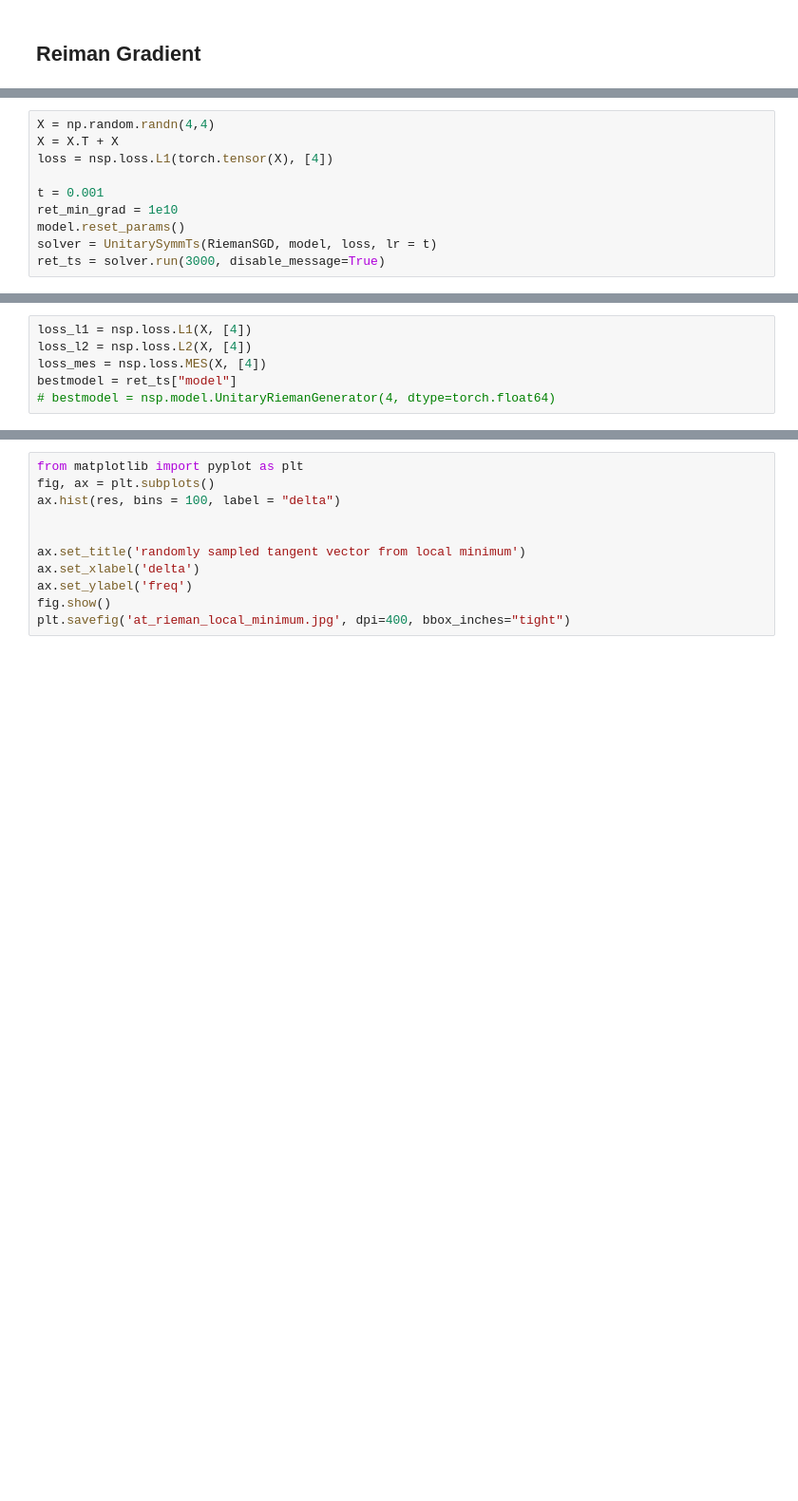
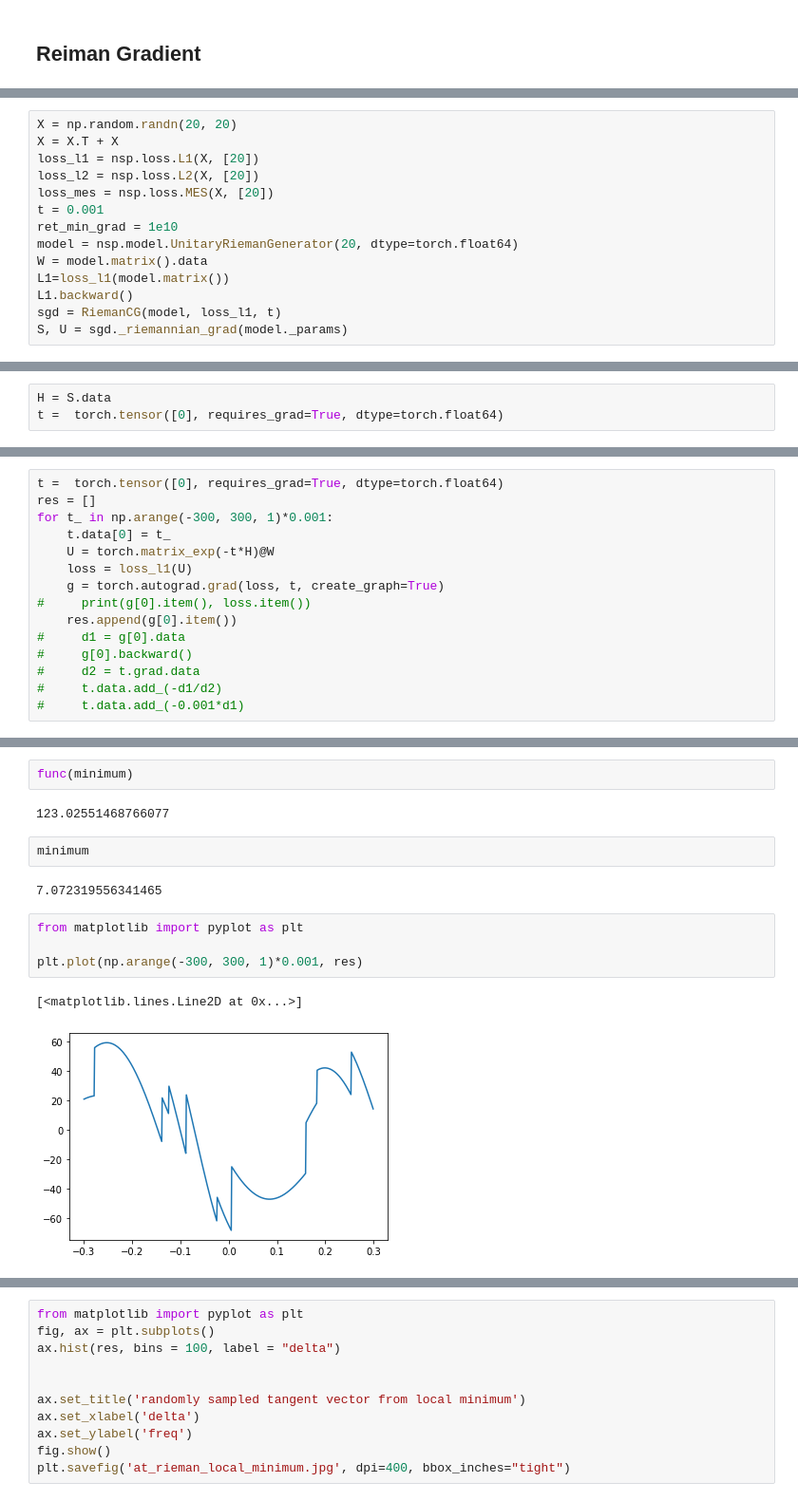
Before and after one commit to MKrbm/worms, a Jupyter notebook: python/nsp/unitary_vs_orthogonal.ipynb, the cells around one changed output, grey strips where cells are left out. Shown: that part at 95% size. Drawn from its saved outputs; the diff is of its cells as text; blank space fills up the shorter version.

```diff
--- a/python/nsp/unitary_vs_orthogonal.ipynb
+++ b/python/nsp/unitary_vs_orthogonal.ipynb
@@ -455,10 +454,14 @@ model = nsp.model.UnitaryRiemanGenerator(4, dtype=torch.float64)
 # %%
-X = np.random.randn(4,4)
+X = np.random.randn(20, 20)
 X = X.T + X
-loss = nsp.loss.L1(torch.tensor(X), [4])
-
+loss_l1 = nsp.loss.L1(X, [20])
+loss_l2 = nsp.loss.L2(X, [20])
+loss_mes = nsp.loss.MES(X, [20])
 t = 0.001
 ret_min_grad = 1e10
-model.reset_params()
-solver = UnitarySymmTs(RiemanSGD, model, loss, lr = t)
-ret_ts = solver.run(3000, disable_message=True)
+model = nsp.model.UnitaryRiemanGenerator(20, dtype=torch.float64)
+W = model.matrix().data
+L1=loss_l1(model.matrix())
+L1.backward()
+sgd = RiemanCG(model, loss_l1, t)
+S, U = sgd._riemannian_grad(model._params)
@@ -465,6 +469,0 @@ ret_ts = solver.run(3000, disable_message=True)
-# %%
-loss_l1 = nsp.loss.L1(X, [4])
-loss_l2 = nsp.loss.L2(X, [4])
-loss_mes = nsp.loss.MES(X, [4])
-bestmodel = ret_ts["model"]
-# bestmodel = nsp.model.UnitaryRiemanGenerator(4, dtype=torch.float64)
@@ -470,0 +474,3 @@ bestmodel = ret_ts["model"]
+# %%
+H = S.data
+t =  torch.tensor([0], requires_grad=True, dtype=torch.float64)
@@ -470,0 +507,15 @@ bestmodel = ret_ts["model"]
+# %%
+t =  torch.tensor([0], requires_grad=True, dtype=torch.float64)
+res = []
+for t_ in np.arange(-300, 300, 1)*0.001:
+    t.data[0] = t_
+    U = torch.matrix_exp(-t*H)@W
+    loss = loss_l1(U)
+    g = torch.autograd.grad(loss, t, create_graph=True)
+#     print(g[0].item(), loss.item())
+    res.append(g[0].item())
+#     d1 = g[0].data
+#     g[0].backward()
+#     d2 = t.grad.data
+#     t.data.add_(-d1/d2)
+#     t.data.add_(-0.001*d1)
@@ -470,0 +536,15 @@ bestmodel = ret_ts["model"]
+# %%
+func(minimum)
+# %% [output]
+123.02551468766077
+# %%
+minimum
+# %% [output]
+7.072319556341465
+# %%
+from matplotlib import pyplot as plt
+
+plt.plot(np.arange(-300, 300, 1)*0.001, res)
+# %% [output]
+[<matplotlib.lines.Line2D at 0x...>]
+[figure, added]
```
Also changed, not shown: parts of 22 cells of this notebook, 12 other files.
